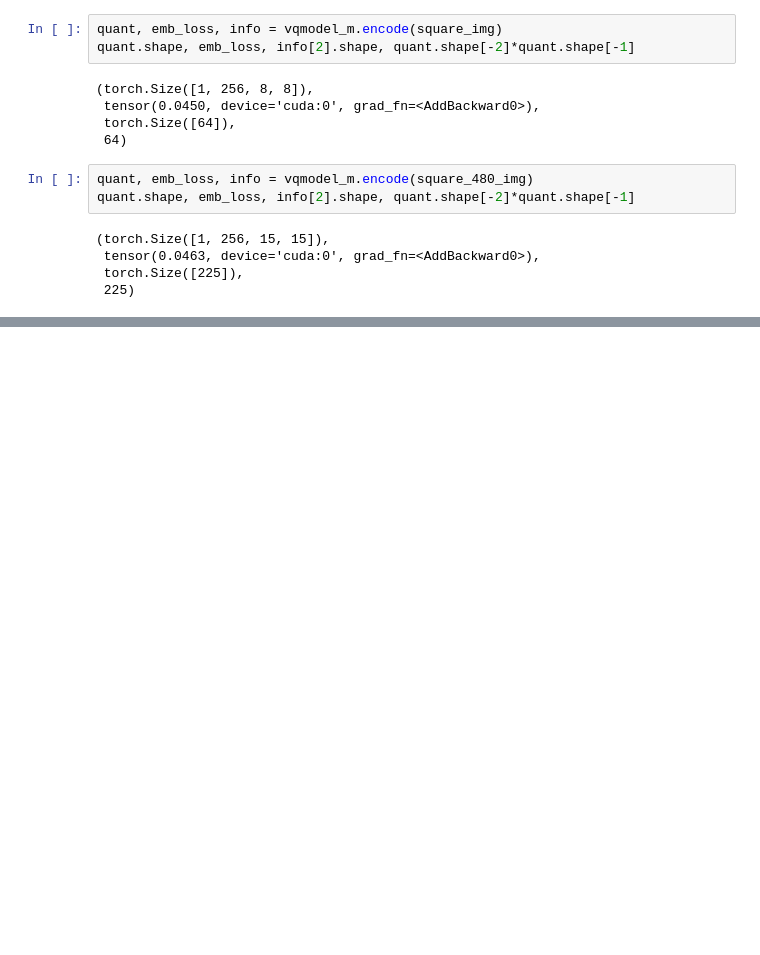
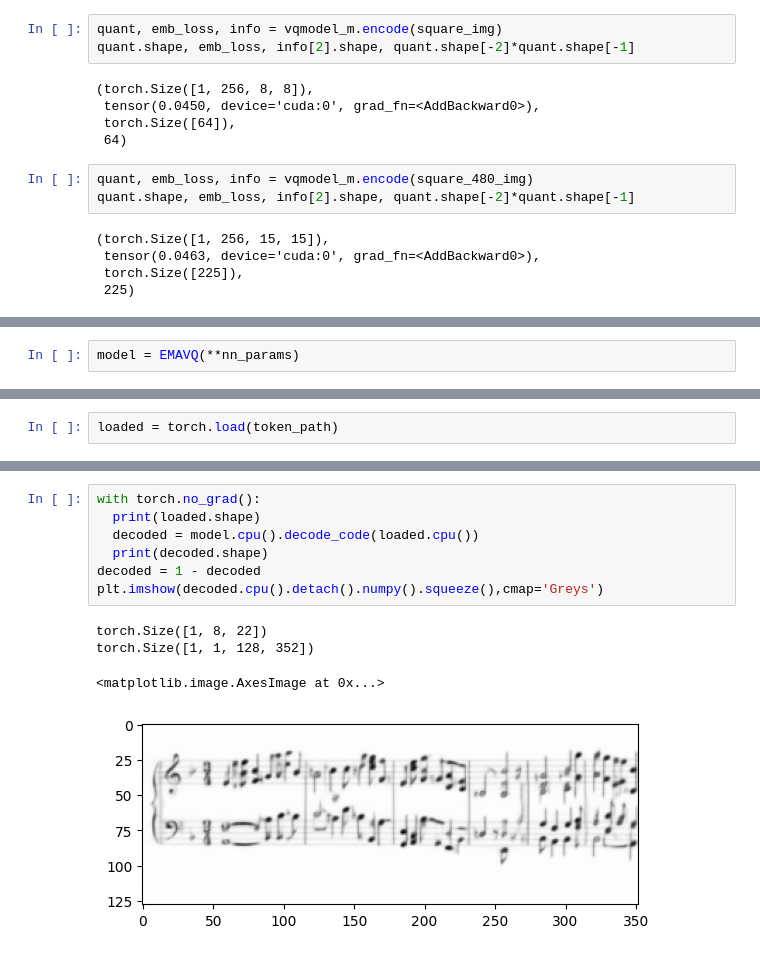
Before and after one commit to MALerLab/ocr-vqgan-latent-score, a Jupyter notebook: sandbox.ipynb, the cells around one changed output, grey strips where cells are left out. Drawn from its saved outputs; the diff is of its cells as text; blank space fills up the shorter version.

```diff
--- a/sandbox.ipynb
+++ b/sandbox.ipynb
@@ -253,0 +267,2 @@ quant.shape, emb_loss, info[2].shape, quant.shape[-2]*quant.shape[-1]
+# %%
+model = EMAVQ(**nn_params)
@@ -253,0 +290,2 @@ quant.shape, emb_loss, info[2].shape, quant.shape[-2]*quant.shape[-1]
+# %%
+loaded = torch.load(token_path)
@@ -253,0 +334,12 @@ quant.shape, emb_loss, info[2].shape, quant.shape[-2]*quant.shape[-1]
+# %%
+with torch.no_grad():
+  print(loaded.shape)
+  decoded = model.cpu().decode_code(loaded.cpu())
+  print(decoded.shape)
+decoded = 1 - decoded
+plt.imshow(decoded.cpu().detach().numpy().squeeze(),cmap='Greys')
+# %% [output]
+torch.Size([1, 8, 22])
+torch.Size([1, 1, 128, 352])
+<matplotlib.image.AxesImage at 0x...>
+[figure, added]
```
Also changed, not shown: parts of 15 cells of this notebook, 2 other files.
